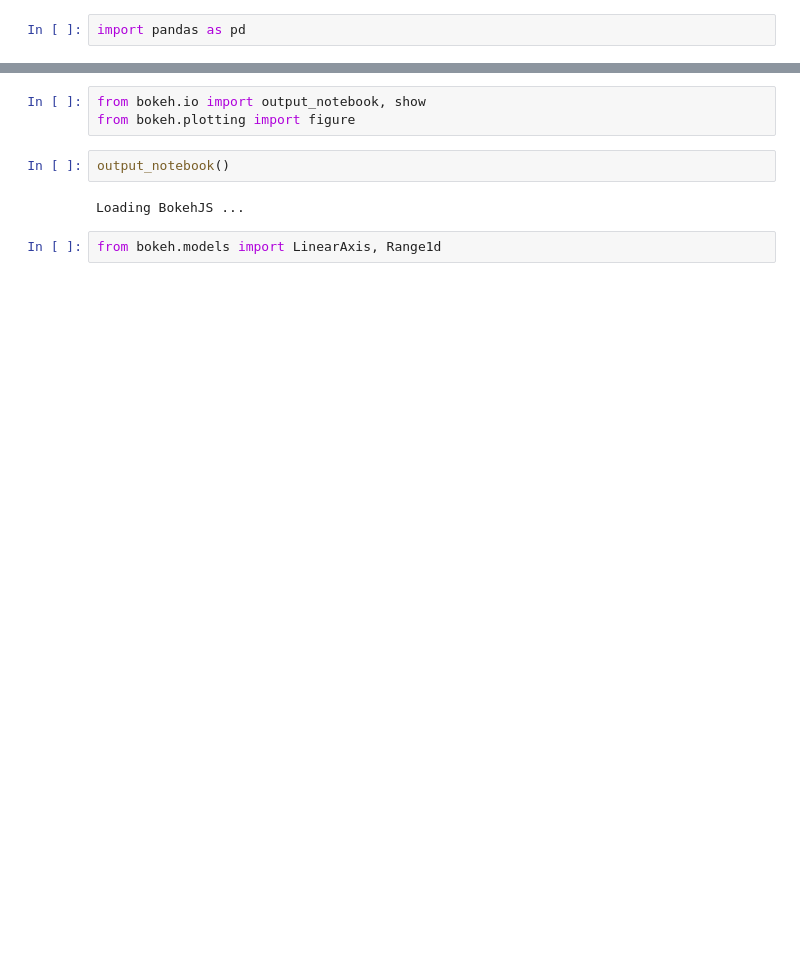
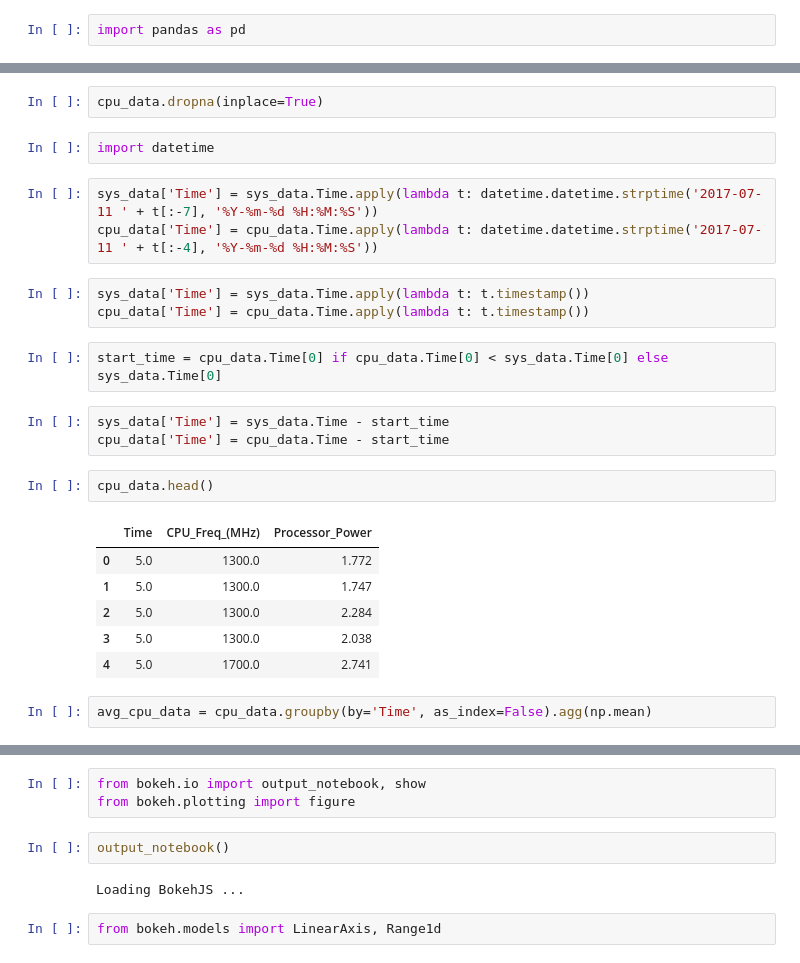
Before and after one commit to mEyob/CPU_load_VS_Power, a Jupyter notebook: PowerProfile.ipynb, the cells around one changed output, grey strips where cells are left out. Cells and saved outputs as stored; diff of their text form; blank space fills up the shorter version.

```diff
--- a/PowerProfile.ipynb
+++ b/PowerProfile.ipynb
@@ -90,0 +66,26 @@ cpu_data.head()
+# %%
+cpu_data.dropna(inplace=True)
+# %%
+import datetime
+# %%
+sys_data['Time'] = sys_data.Time.apply(lambda t: datetime.datetime.strptime('2017-07-11 ' + t[:-7], '%Y-%m-%d %H:%M:%S'))
+cpu_data['Time'] = cpu_data.Time.apply(lambda t: datetime.datetime.strptime('2017-07-11 ' + t[:-4], '%Y-%m-%d %H:%M:%S'))
+# %%
+sys_data['Time'] = sys_data.Time.apply(lambda t: t.timestamp())
+cpu_data['Time'] = cpu_data.Time.apply(lambda t: t.timestamp())
+# %%
+start_time = cpu_data.Time[0] if cpu_data.Time[0] < sys_data.Time[0] else sys_data.Time[0]
+# %%
+sys_data['Time'] = sys_data.Time - start_time
+cpu_data['Time'] = cpu_data.Time - start_time
+# %%
+cpu_data.head()
+# %% [output]
+|  | Time | CPU_Freq_(MHz) | Processor_Power |
+| 0 | 5.0 | 1300.0 | 1.772 |
+| 1 | 5.0 | 1300.0 | 1.747 |
+| 2 | 5.0 | 1300.0 | 2.284 |
+| 3 | 5.0 | 1300.0 | 2.038 |
+| 4 | 5.0 | 1700.0 | 2.741 |
+# %%
+avg_cpu_data = cpu_data.groupby(by='Time', as_index=False).agg(np.mean)
```
Also changed, not shown: parts of 17 cells of this notebook, 2 other files.
